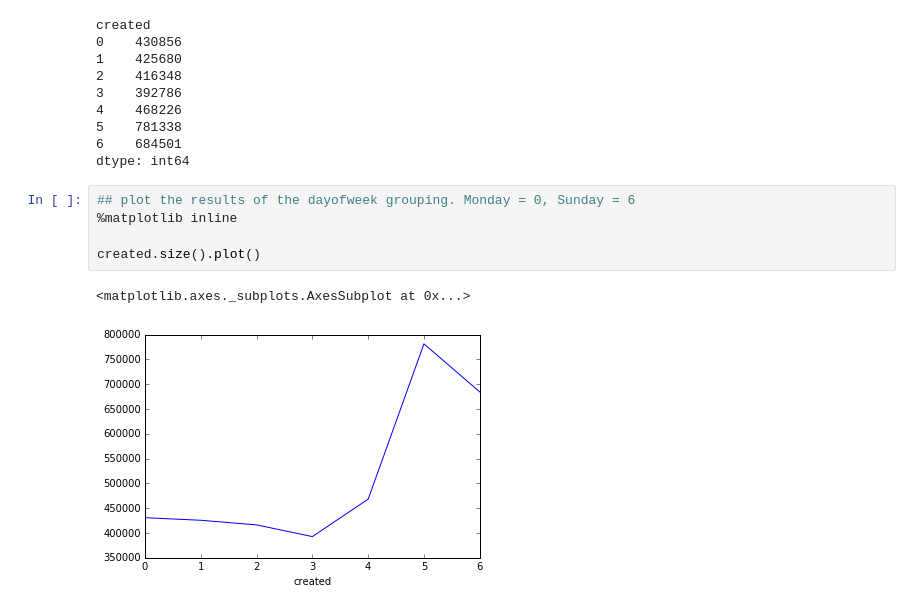
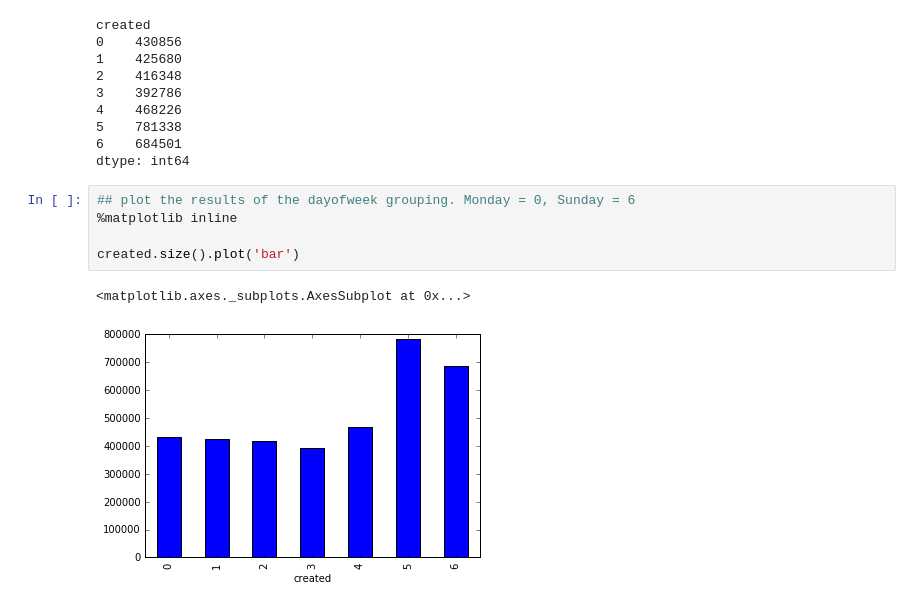
Before and after one commit to cooperhewitt/the-pen-data-notebooks, a Jupyter notebook: 03-group-by.ipynb, the cells around one changed output. Saved outputs shown, nothing was run; the diff lists cells and outputs as text.

Commit message:
switch to bar graph

```diff
--- a/03-group-by.ipynb
+++ b/03-group-by.ipynb
@@ -86,8 +86,8 @@ dtype: int64
 # %%
 ## plot the results of the dayofweek grouping. Monday = 0, Sunday = 6
 %matplotlib inline
 
-created.size().plot()
+created.size().plot('bar')
 # %% [output]
 <matplotlib.axes._subplots.AxesSubplot at 0x...>
-[figure, old version]
+[figure, new version]
```
